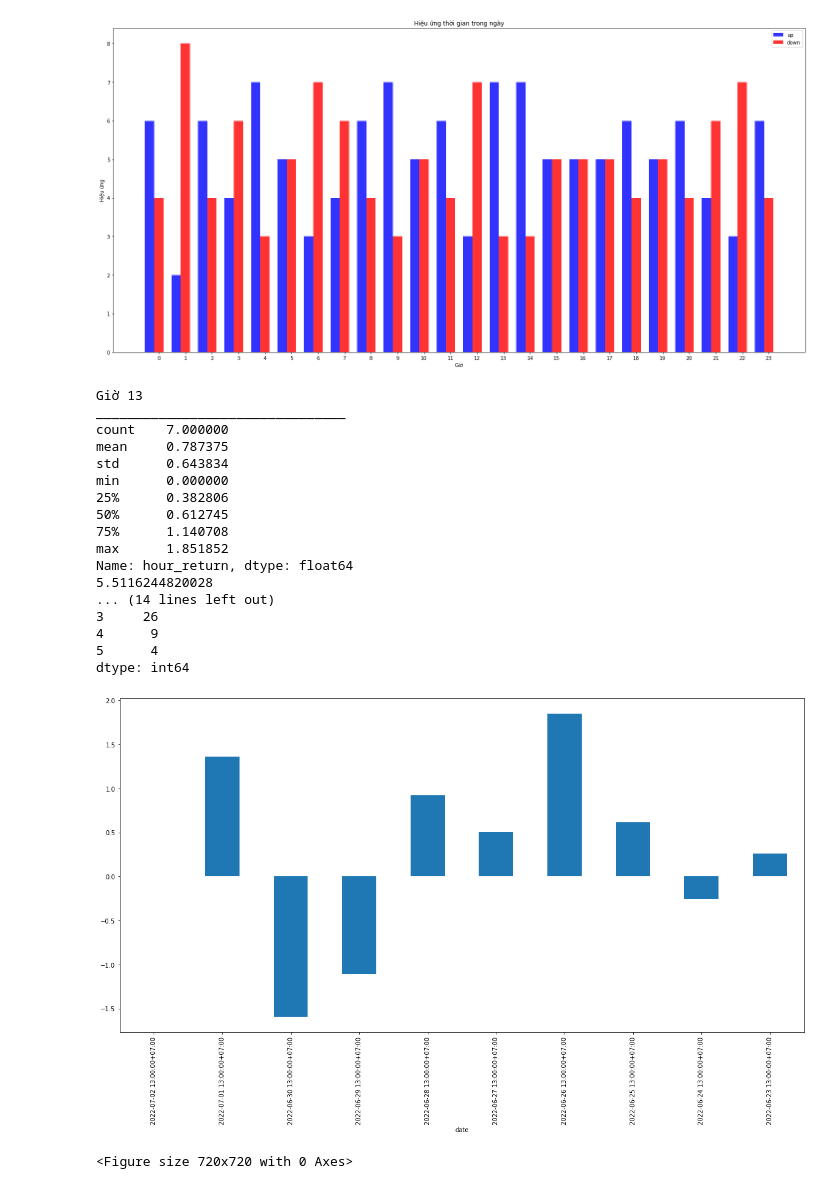
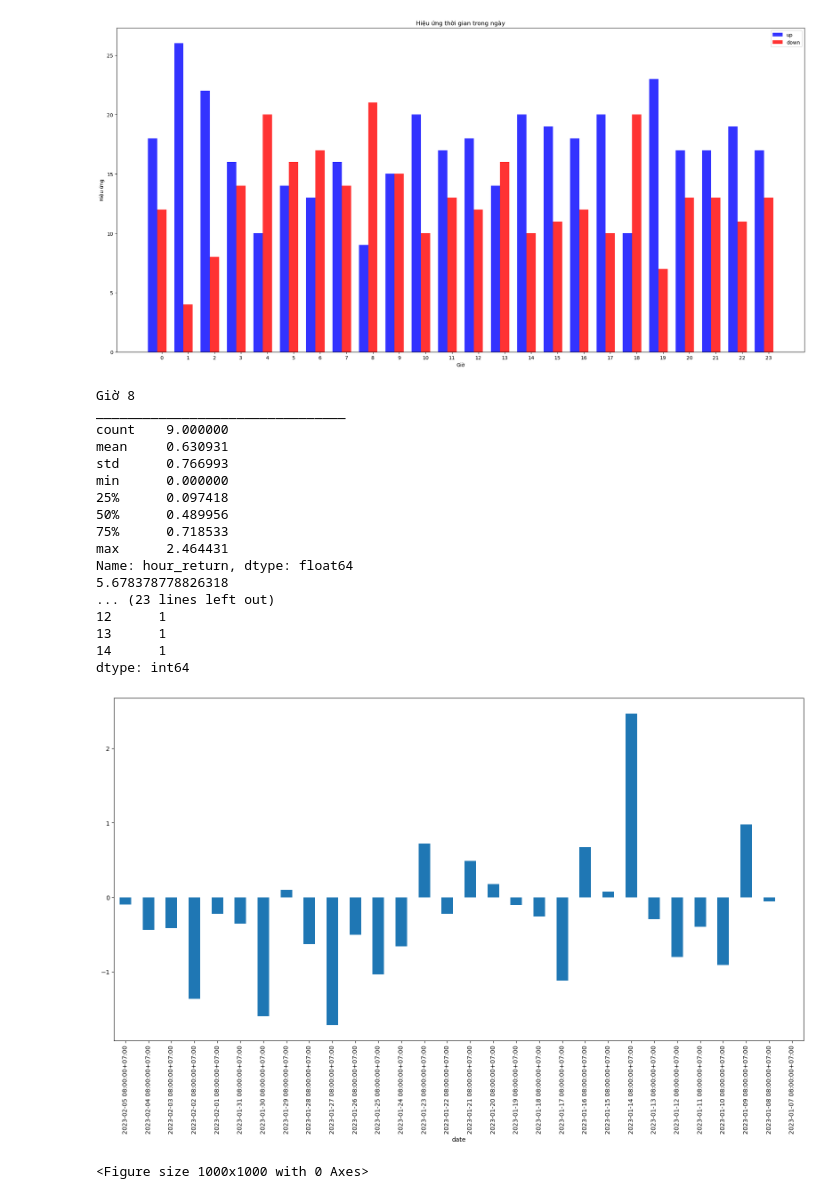
Before and after one commit to bachpx195/the_big_trade, a Jupyter notebook: TheBigTrade/HighestHourInDay.ipynb, the cells around one changed output. Saved outputs shown, nothing was run; the diff lists cells and outputs as text; code cells hidden in the pictures.

```diff
--- a/TheBigTrade/HighestHourInDay.ipynb
+++ b/TheBigTrade/HighestHourInDay.ipynb
@@ -10,11 +10,11 @@ import numpy as np
 
 
 merchandise_rate = MerchandiseRate()
-merchandise_rate_id = merchandise_rate.find_by_slug('DOTUSDT')
-candlestick = Candlestick(merchandise_rate_id, 'hour', 24*10, "DESC")
+merchandise_rate_id = merchandise_rate.find_by_slug('XRPUSDT')
+candlestick = Candlestick(merchandise_rate_id, 'hour', 24*30, "DESC")
 # candlestick = Candlestick(merchandise_rate_id, 'hour', 24*50, "DESC", start_date='2021-9-7', end_date='2021-9-28')
 # candlestick_day = Candlestick(merchandise_rate_id, 'day', 100, "DESC")
-hour_observe = 13
+hour_observe = 8
 
 data_prices = candlestick.to_df()
 
@@ -89,46 +89,46 @@ print(data_prices_up['hour_return'].describe())
 print(data_prices_up['hour_return'].sum())
 
 
 print("+++")
 print(data_prices_down['hour_return'].describe())
 print(data_prices_down['hour_return'].sum())
 
 data_prices[data_prices['hour'] == hour_observe]['hour_return'].plot(figsize=[20,10], kind='bar')
 
 
 type_continuous_group = data_prices.groupby(['type_continuous']).size()
 
 print(type_continuous_group)
 
 
 labels = type_continuous_group.index.values
 sizes = type_continuous_group.values
 
 plt.figure()
 fig1, ax1 = plt.subplots(figsize=(12, 7))
 ax1.pie(sizes, labels=labels, autopct='%1.1f%%')
 ax1.axis('equal')  # Equal aspect ratio ensures that pie is drawn as a circle.
 
 plt.legend()
 plt.show()
 # %% [output]
-[figure, old version]
+[figure, new version]
-Giờ 13
+Giờ 8
 ________________________________
-count    7.000000
-mean     0.787375
-std      0.643834
+count    9.000000
+mean     0.630931
+std      0.766993
 min      0.000000
-25%      0.382806
-50%      0.612745
-75%      1.140708
-max      1.851852
+25%      0.097418
+50%      0.489956
+75%      0.718533
+max      2.464431
 Name: hour_return, dtype: float64
-5.5116244820028
-... (14 lines left out)
-3     26
-4      9
-5      4
+5.678378778826318
+... (23 lines left out)
+12      1
+13      1
+14      1
 dtype: int64
-[figure, old version]
+[figure, new version]
-<Figure size 720x720 with 0 Axes>
+<Figure size 1000x1000 with 0 Axes>
```
Also changed, not shown: parts of 10 cells of this notebook, 15 other files.
